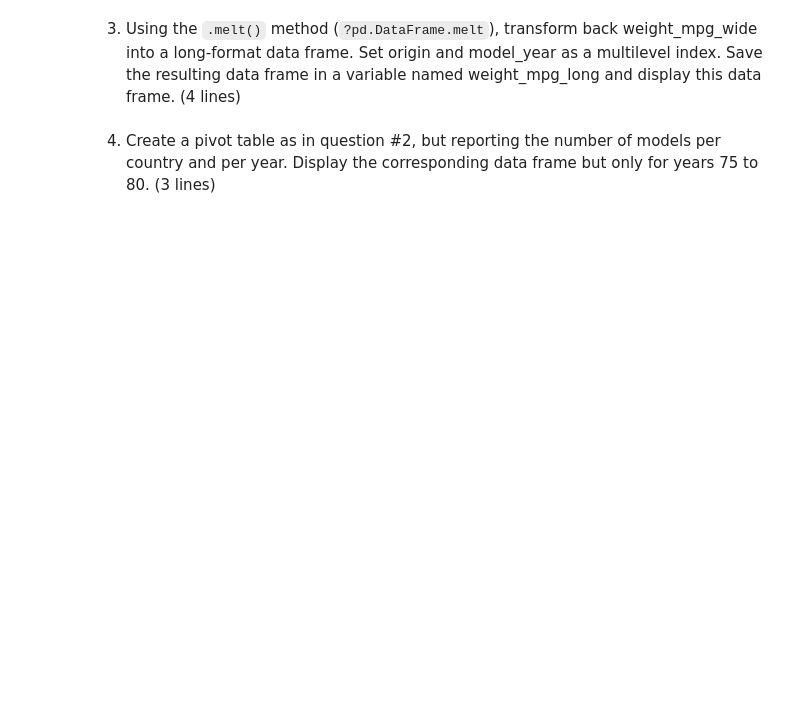
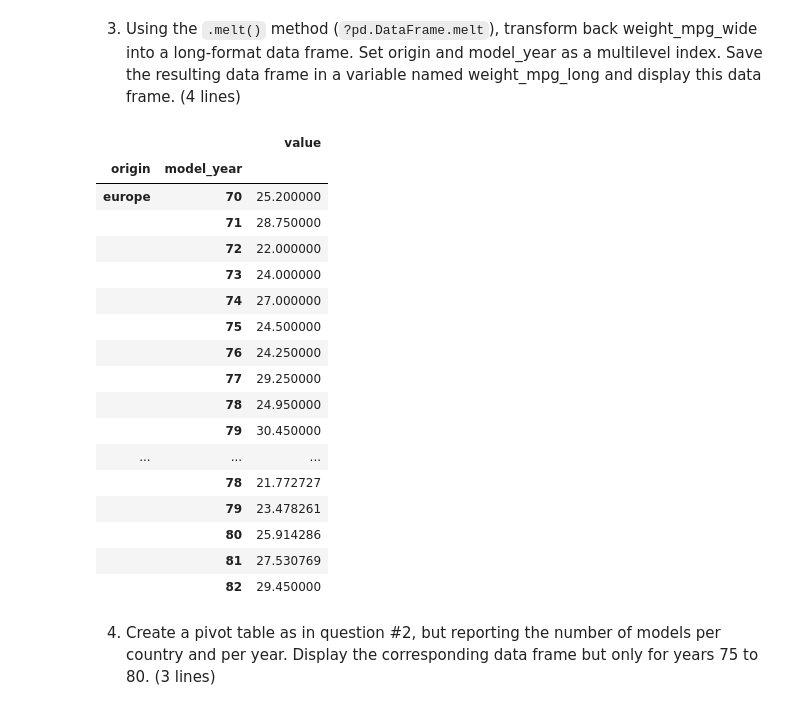
Before and after one commit to lovodetola/scinbre-python-2025, a Jupyter notebook: Day4_pandas/day4_without_answers.ipynb, the cells around one changed output. Drawn from its saved outputs; the diff is of its cells as text; code cells hidden in the pictures; blank space fills up the shorter version.

```diff
--- a/Day4_pandas/day4_without_answers.ipynb
+++ b/Day4_pandas/day4_without_answers.ipynb
@@ -786,3 +714,16 @@ df
 2. Using the `pivot_table` method (`?pd.DataFrame.pivot_table`), create a table
    showing the mean mpg per origin (columns) and years (rows). Save this pivot
    table in a variable weight_mpg_wide and display the result. (2 lines)
+# %%
+weight_mpg_wide = df.pivot_table(values='mpg',
+               index='model_year',
+               columns='origin')
+print(weight_mpg_wide)
+
+print()
+
+weight_mpg_wide = df.pivot_table(values='mpg',
+               index='model_year',
+               columns='origin',
+               aggfunc='mean')
+print(weight_mpg_wide)
@@ -789,4 +748,29 @@ df
 # %% [markdown]
 3. Using the `.melt()` method (`?pd.DataFrame.melt`), transform back weight_mpg_wide into a long-format data frame. Set origin and model_year as a multilevel index. Save the resulting data frame in a variable named weight_mpg_long and display this data frame. (4 lines)
+# %%
+weight_mpg_long = weight_mpg_wide.melt(ignore_index=False)\
+                                 .reset_index()\
+                                 .set_index(["origin", "model_year"])
+
+weight_mpg_long
+# %% [output]
+|  |  | value |
+| origin | model_year |  |
+| europe | 70 | 25.200000 |
+|  | 71 | 28.750000 |
+|  | 72 | 22.000000 |
+|  | 73 | 24.000000 |
+|  | 74 | 27.000000 |
+|  | 75 | 24.500000 |
+|  | 76 | 24.250000 |
+|  | 77 | 29.250000 |
+|  | 78 | 24.950000 |
+|  | 79 | 30.450000 |
+| ... | ... | ... |
+|  | 78 | 21.772727 |
+|  | 79 | 23.478261 |
+|  | 80 | 25.914286 |
+|  | 81 | 27.530769 |
+|  | 82 | 29.450000 |
 # %% [markdown]
 4. Create a pivot table as in question #2, but reporting the number of models per country and per year. Display the corresponding data frame but only for years 75 to 80. (3 lines)
```
Also changed, not shown: parts of 59 cells of this notebook.
